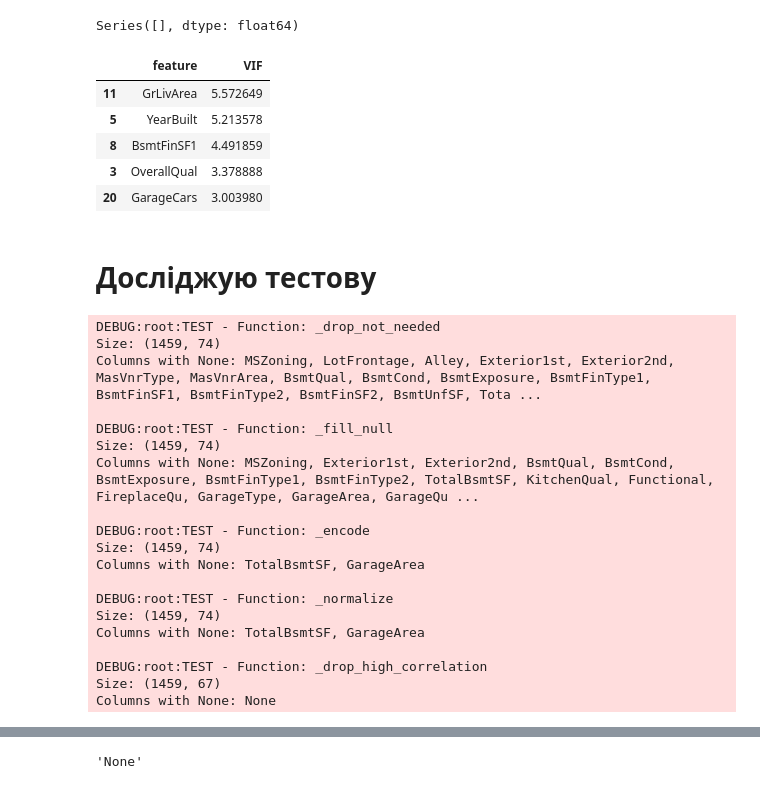
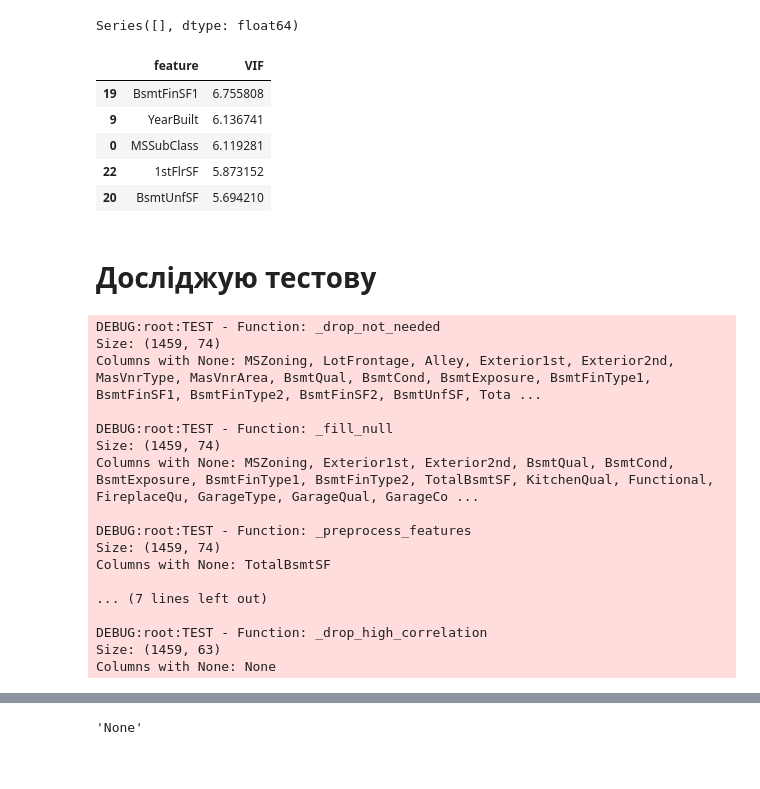
Before and after one commit to SerhiiDolhopolov/ML_Final_HousePredict, a Jupyter notebook: src/feature_engineering.ipynb, the cells around one changed output, grey strips where cells are left out. Drawn from its saved outputs; the diff is of its cells as text; code cells hidden in the pictures.

```diff
--- a/src/feature_engineering.ipynb
+++ b/src/feature_engineering.ipynb
@@ -12,7 +14,7 @@ pd.set_option('display.max_rows', None)
 # %%
 target_column = "SalePrice"
 
-train_df = pd.read_csv("../HousePrice_train.csv")
-train_X = train_df.drop(columns=[target_column])
-test_X = pd.read_csv("../HousePrice_test.csv")
+df = pd.read_csv("../data/HousePrice_train.csv")
+X_train = df.drop(columns=[target_column])
+X_test = pd.read_csv("../data/HousePrice_test.csv")
 # %%
@@ -634,7 +636,8 @@ Gd    134
 Mn    114
 Name: count, dtype: int64
 # %%
-train_X = TreeSimilarPipeline(train_X, SplitDataType.TRAIN).build()
+label_encoder = LabelEncoder()
+X_train = TreeSimilarPipeline(X_train, SplitDataType.TRAIN, label_encoder).build()
 # %% [output]
 DEBUG:root:TRAIN - Function: _drop_not_needed
 Size: (1460, 74)
@@ -671,18 +672,18 @@ FeatureManager.get_high_correlation_features(train_X).head()
 # %% [output]
 Series([], dtype: float64)
 # %%
-FeatureManager.get_VIF_correlation_features(train_X).head()
+FeatureManager.get_VIF_correlation_features(X_train).head()
 # %% [output]
 |  | feature | VIF |
-| 11 | GrLivArea | 5.572649 |
-| 5 | YearBuilt | 5.213578 |
-| 8 | BsmtFinSF1 | 4.491859 |
-| 3 | OverallQual | 3.378888 |
-| 20 | GarageCars | 3.003980 |
+| 19 | BsmtFinSF1 | 6.755808 |
+| 9 | YearBuilt | 6.136741 |
+| 0 | MSSubClass | 6.119281 |
+| 22 | 1stFlrSF | 5.873152 |
+| 20 | BsmtUnfSF | 5.694210 |
 # %% [markdown]
 # Досліджую тестову
 # %%
-test_X = TreeSimilarPipeline(test_X, SplitDataType.TEST).build()
+X_test = TreeSimilarPipeline(X_test, SplitDataType.TEST, label_encoder).build()
 # %% [output]
 DEBUG:root:TEST - Function: _drop_not_needed
 Size: (1459, 74)
@@ -690,16 +691,14 @@ Columns with None: MSZoning, LotFrontage, Alley, Exterior1st, Exterior2nd, MasVn
 
 DEBUG:root:TEST - Function: _fill_null
 Size: (1459, 74)
-Columns with None: MSZoning, Exterior1st, Exterior2nd, BsmtQual, BsmtCond, BsmtExposure, BsmtFinType1, BsmtFinType2, TotalBsmtSF, KitchenQual, Functional, FireplaceQu, GarageType, GarageArea, GarageQu ...
+Columns with None: MSZoning, Exterior1st, Exterior2nd, BsmtQual, BsmtCond, BsmtExposure, BsmtFinType1, BsmtFinType2, TotalBsmtSF, KitchenQual, Functional, FireplaceQu, GarageType, GarageQual, GarageCo ...
 
-DEBUG:root:TEST - Function: _encode
+DEBUG:root:TEST - Function: _preprocess_features
 Size: (1459, 74)
-Columns with None: TotalBsmtSF, GarageArea
+Columns with None: TotalBsmtSF
 
-DEBUG:root:TEST - Function: _normalize
-Size: (1459, 74)
-Columns with None: TotalBsmtSF, GarageArea
+... (7 lines left out)
 
 DEBUG:root:TEST - Function: _drop_high_correlation
-Size: (1459, 67)
+Size: (1459, 63)
 Columns with None: None
```
Also changed, not shown: parts of 63 cells of this notebook, 17 other files.
